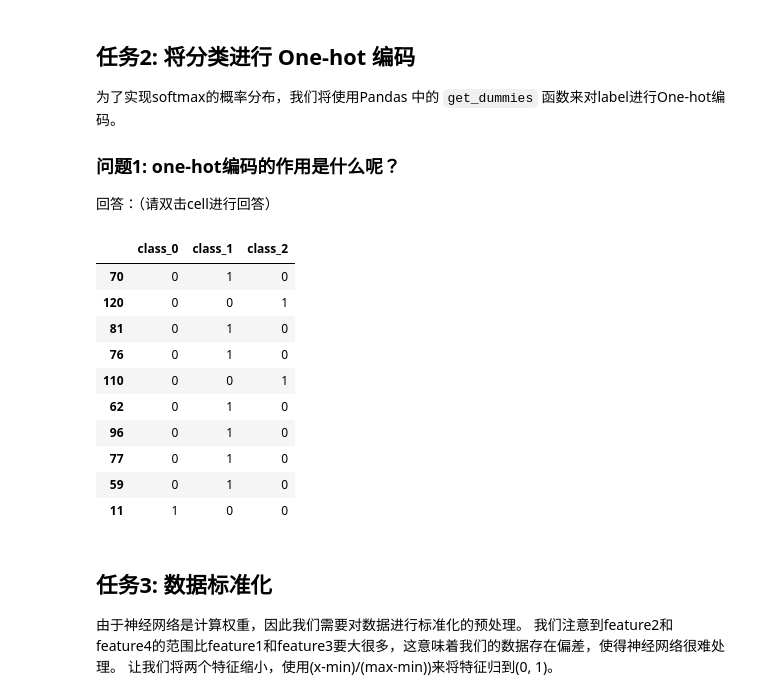
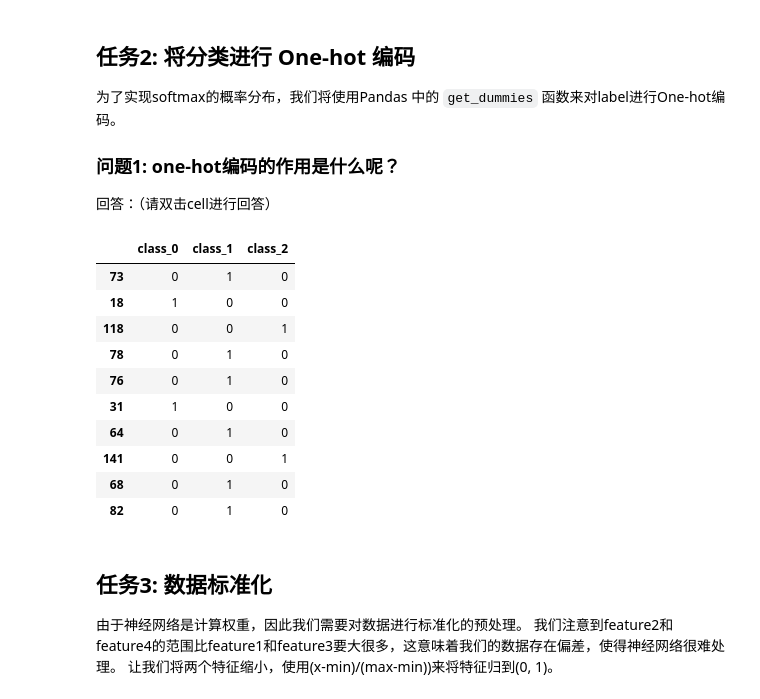
Before and after one commit to duzeng/ai_guess, a Jupyter notebook: ai_guess.ipynb, the cells around one changed output. Cells and saved outputs as stored; diff of their text form; code cells hidden in the pictures.

```diff
--- a/ai_guess.ipynb
+++ b/ai_guess.ipynb
@@ -162,22 +162,22 @@ Name: class, dtype: int64
 回答：（请双击cell进行回答）
 # %%
 # TODO:  Make dummy variables for labels
-dummy_label =  pd.get_dummies(dataset['class'], prefix='class')#pd.concat([dataset, pd.get_dummies(dataset['class'], prefix='class')], axis=1)
+dummy_label =  pd.get_dummies(label, prefix='class')#pd.concat([dataset, pd.get_dummies(dataset['class'], prefix='class')], axis=1)
 
 # Print the first 10 rows of our data
 dummy_label[:10]
 # %% [output]
 |  | class_0 | class_1 | class_2 |
-| 70 | 0 | 1 | 0 |
-| 120 | 0 | 0 | 1 |
-| 81 | 0 | 1 | 0 |
+| 73 | 0 | 1 | 0 |
+| 18 | 1 | 0 | 0 |
+| 118 | 0 | 0 | 1 |
+| 78 | 0 | 1 | 0 |
 | 76 | 0 | 1 | 0 |
-| 110 | 0 | 0 | 1 |
-| 62 | 0 | 1 | 0 |
-| 96 | 0 | 1 | 0 |
-| 77 | 0 | 1 | 0 |
-| 59 | 0 | 1 | 0 |
-| 11 | 1 | 0 | 0 |
+| 31 | 1 | 0 | 0 |
+| 64 | 0 | 1 | 0 |
+| 141 | 0 | 0 | 1 |
+| 68 | 0 | 1 | 0 |
+| 82 | 0 | 1 | 0 |
 # %% [markdown]
 ## 任务3: 数据标准化
 
```
Also changed, not shown: parts of 11 cells of this notebook.
